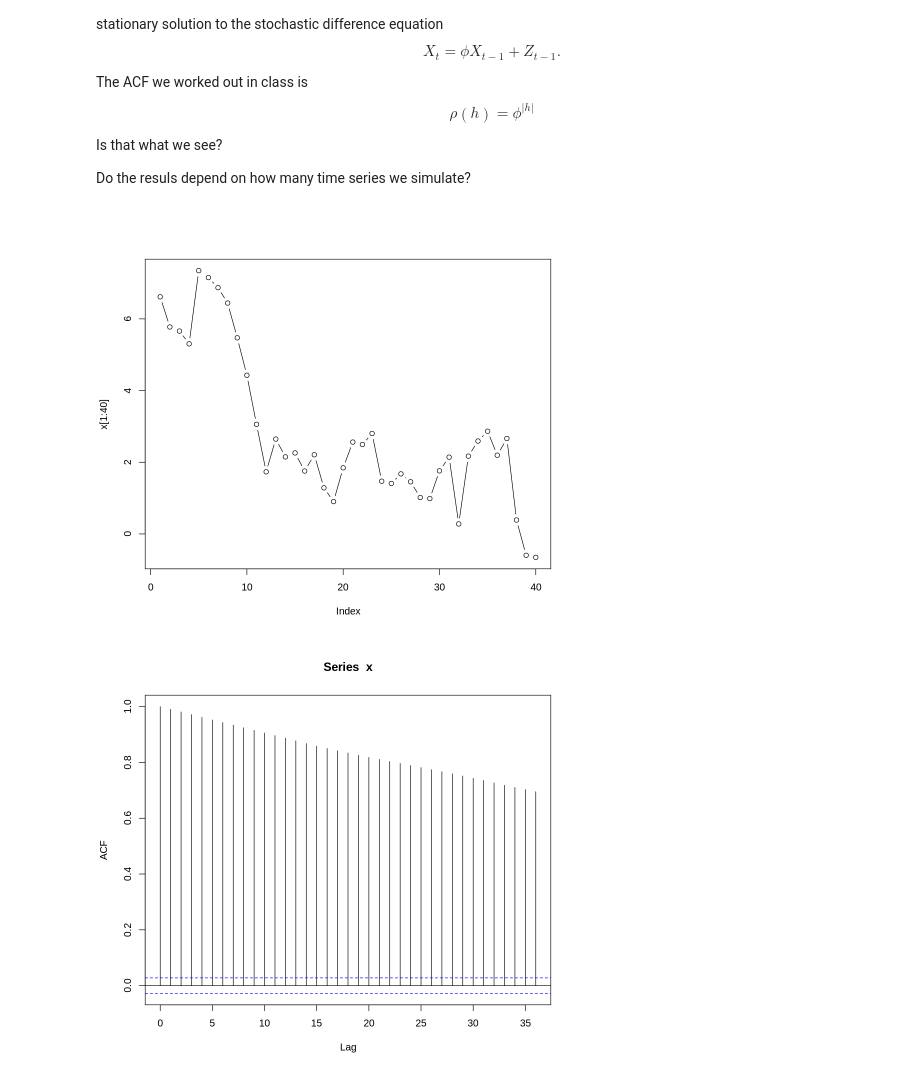
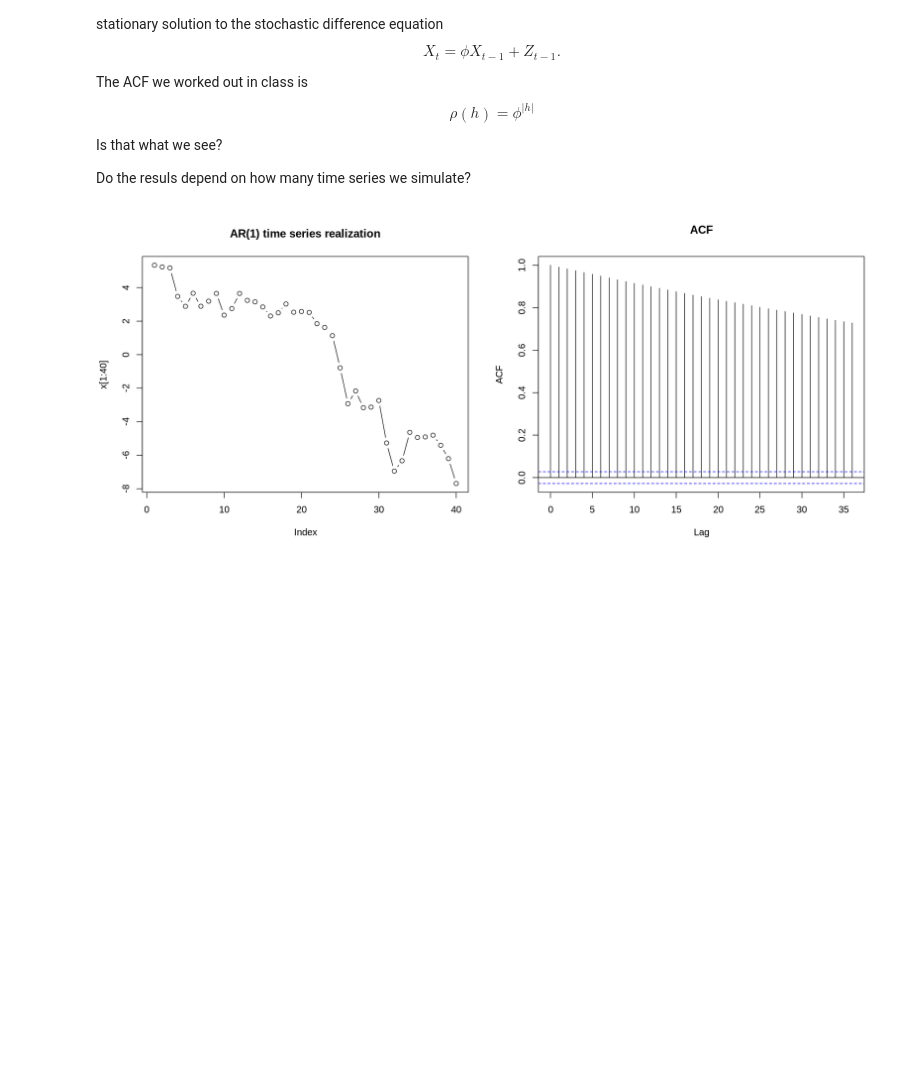
Before and after one commit to stephenbeckr/time-series-class, a Jupyter notebook: Code/FirstLookAt_AR_and_MA.ipynb, the cells around one changed output. Saved outputs shown, nothing was run; the diff lists cells and outputs as text; code cells hidden in the pictures; blank space fills up the shorter version.

```diff
--- a/Code/FirstLookAt_AR_and_MA.ipynb
+++ b/Code/FirstLookAt_AR_and_MA.ipynb
@@ -60,17 +70,20 @@ Is that what we see?
 
 Do the resuls depend on how many time series we simulate?
 # %%
+# TASK: play around with different phi values, |phi| < 1
+
 phi <- .99
 # phi <- 0
 # phi <- .4
 # phi <- -.4
-x <- arima.sim( n=5e3, model=list(ar=phi) )
-options(repr.plot.width = 8)
-plot( x[1:40], type='b')
-acf(x)
+
+par(mfrow=c(1,2))
+options(repr.plot.width = 14, repr.plot.height=6)
+x <- arima.sim( n=5e3, model=list(ar=phi))
+plot( x[1:40], type='b',main='AR(1) time series realization')
+acf(x,main='ACF')
 # %% [output]
-[figure, old version]
+[figure, new version]
-[figure, removed]
 # %% [markdown]
 ## Let's play a game
 
```
Also changed, not shown: parts of 11 cells of this notebook.
